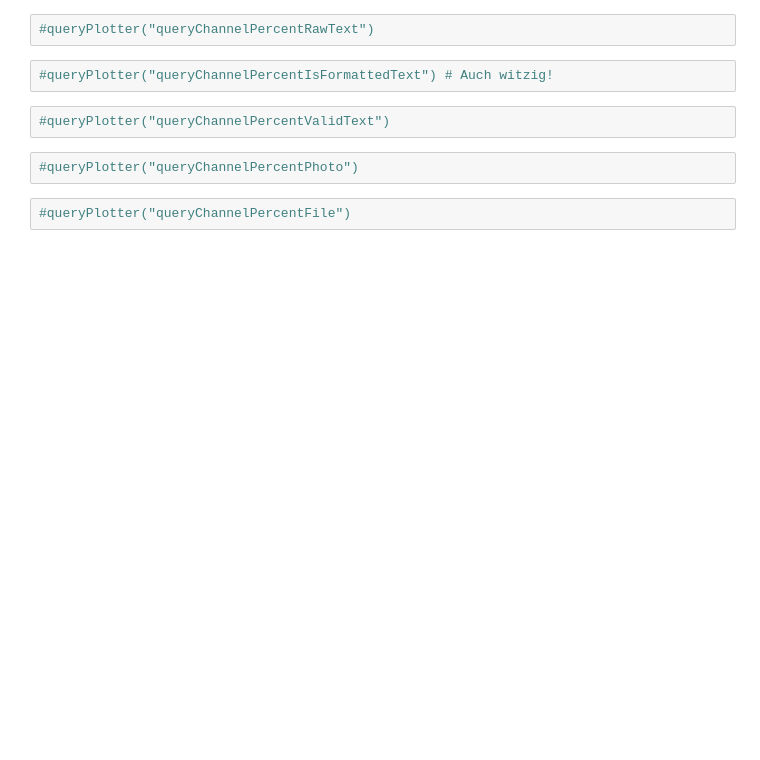
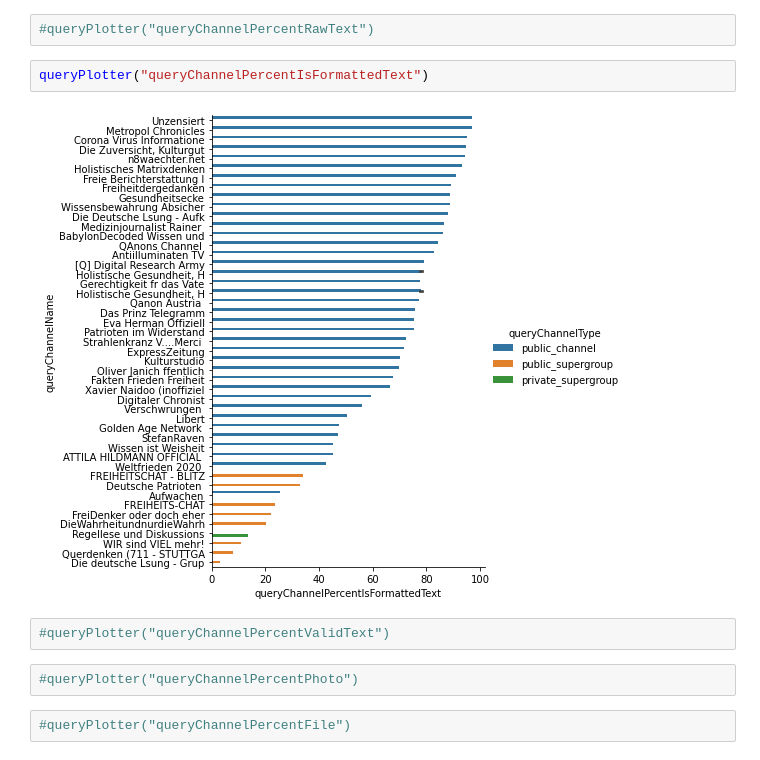
Before and after one commit to maxbundscherer/telegram-analysis, a Jupyter notebook: notebooks/Masterarbeit.ipynb, the cells around one changed output. Cells and saved outputs as stored; diff of their text form; blank space fills up the shorter version.

```diff
--- a/notebooks/Masterarbeit.ipynb
+++ b/notebooks/Masterarbeit.ipynb
@@ -422,7 +425,9 @@ def queryPlotter(attributeName):
 # %%
 #queryPlotter("queryChannelPercentRawText")
-# %%
-#queryPlotter("queryChannelPercentIsFormattedText") # Auch witzig!
+# %%
+queryPlotter("queryChannelPercentIsFormattedText")
+# %% [output]
+[figure, added]
 # %%
 #queryPlotter("queryChannelPercentValidText")
 # %%
```
Also changed, not shown: parts of 7 cells of this notebook.
